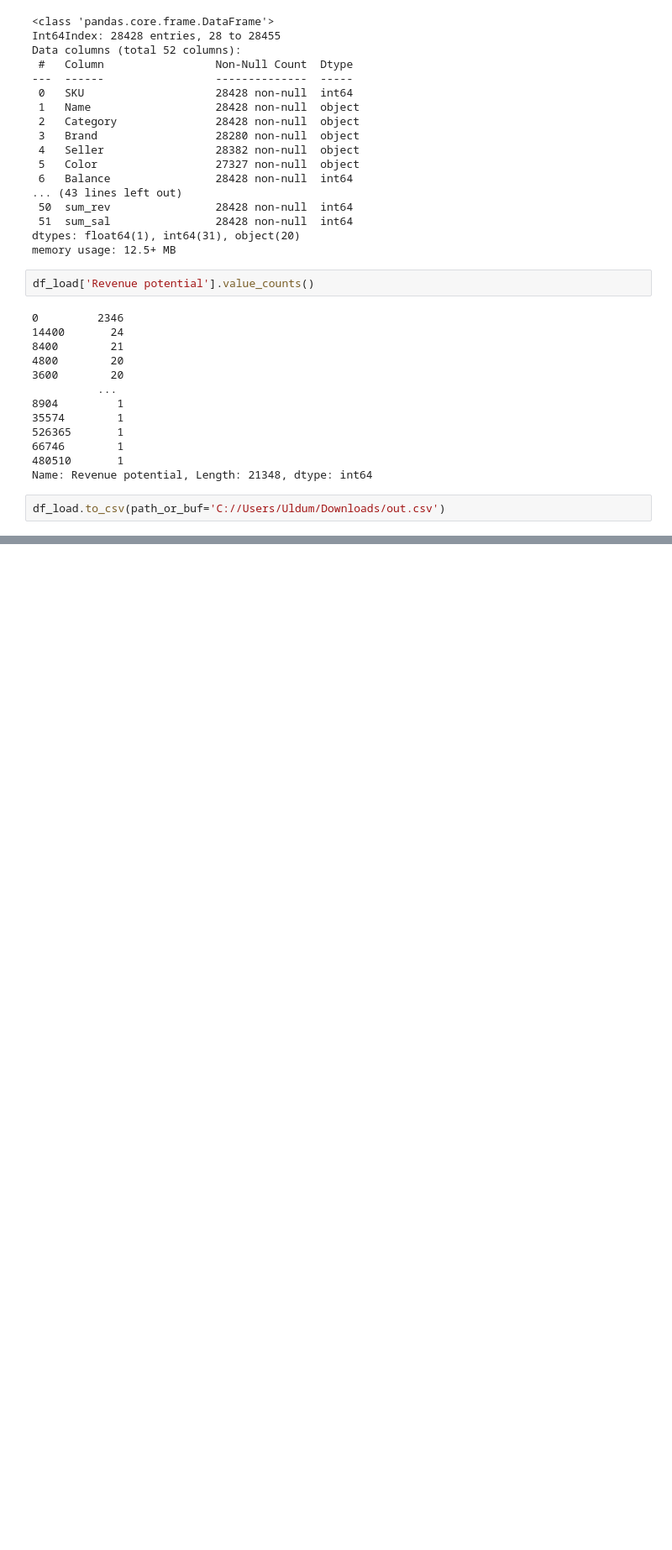
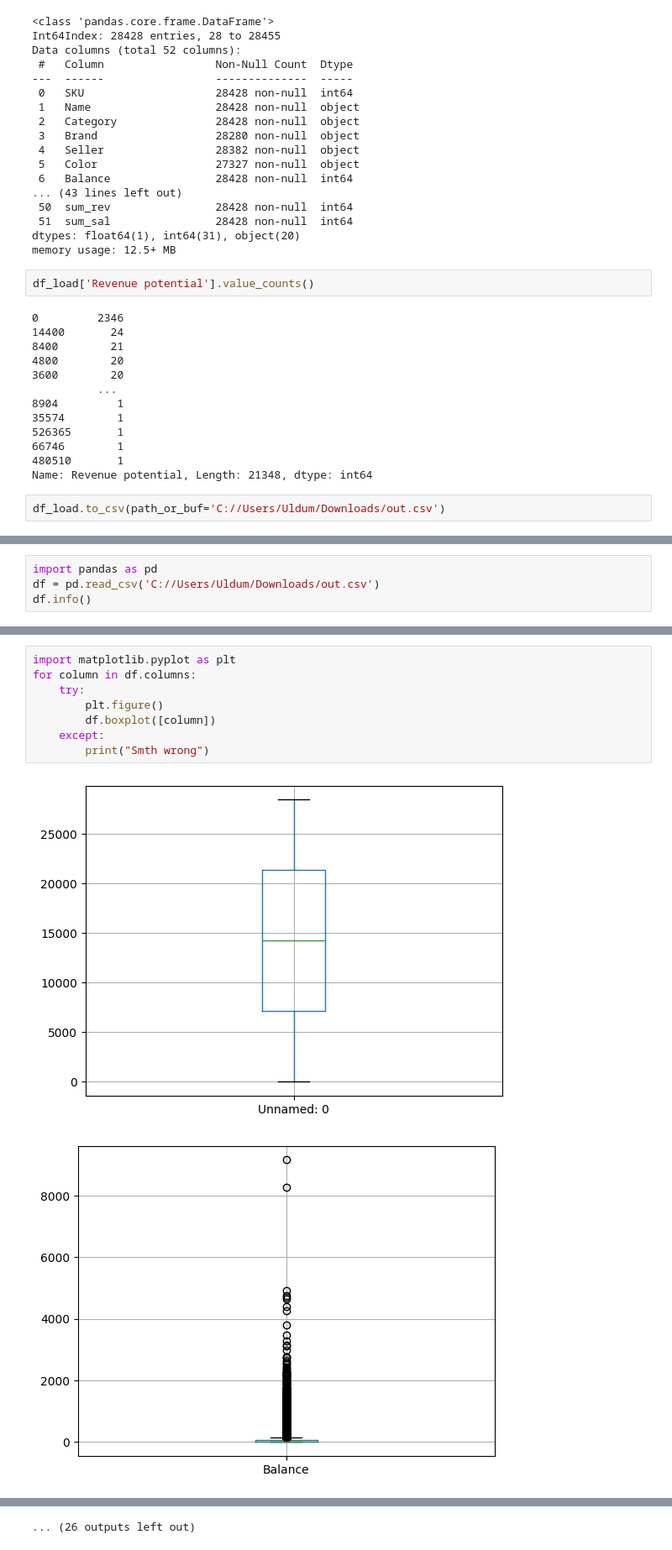
Before and after one commit to karkarinps/ML-jupyter, a Jupyter notebook: ML_projects/Ajaks_test.ipynb, the cells around one changed output, grey strips where cells are left out. Shown at 84% size. Cells and saved outputs as stored; diff of their text form; blank space fills up the shorter version.

```diff
--- a/ML_projects/Ajaks_test.ipynb
+++ b/ML_projects/Ajaks_test.ipynb
@@ -797,0 +913,4 @@ df_load.to_csv(path_or_buf='C://Users/Uldum/Downloads/out.csv')
+# %%
+import pandas as pd
+df = pd.read_csv('C://Users/Uldum/Downloads/out.csv')
+df.info()
@@ -797,0 +959,11 @@ df_load.to_csv(path_or_buf='C://Users/Uldum/Downloads/out.csv')
+# %%
+import matplotlib.pyplot as plt
+for column in df.columns:
+    try:
+        plt.figure()
+        df.boxplot([column])
+    except:
+        print("Smth wrong")
+# %% [output]
+[figure, added]
+[figure, added]
@@ -797,0 +980 @@ df_load.to_csv(path_or_buf='C://Users/Uldum/Downloads/out.csv')
+... (26 outputs left out)
```
Also changed, not shown: parts of 38 cells of this notebook.
